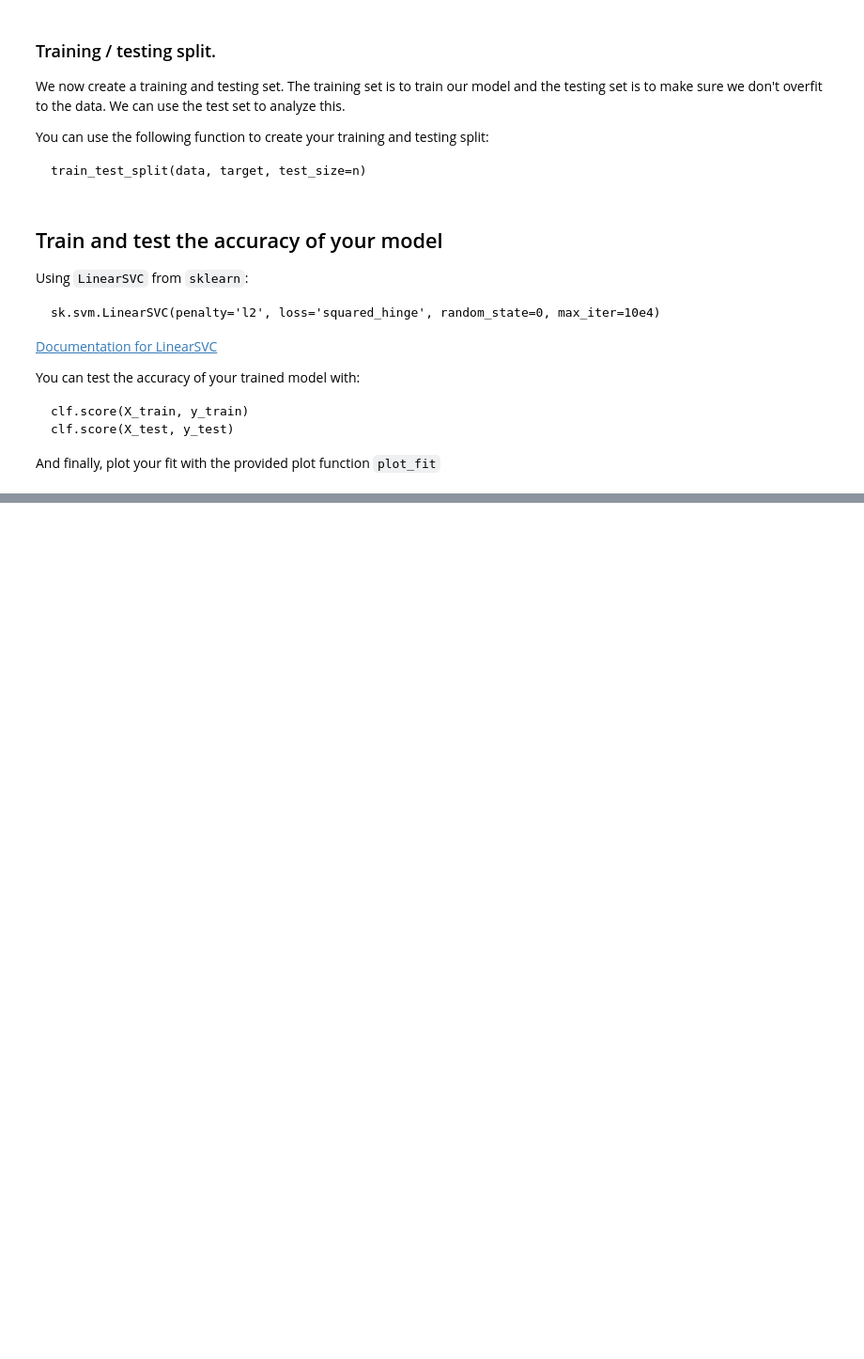
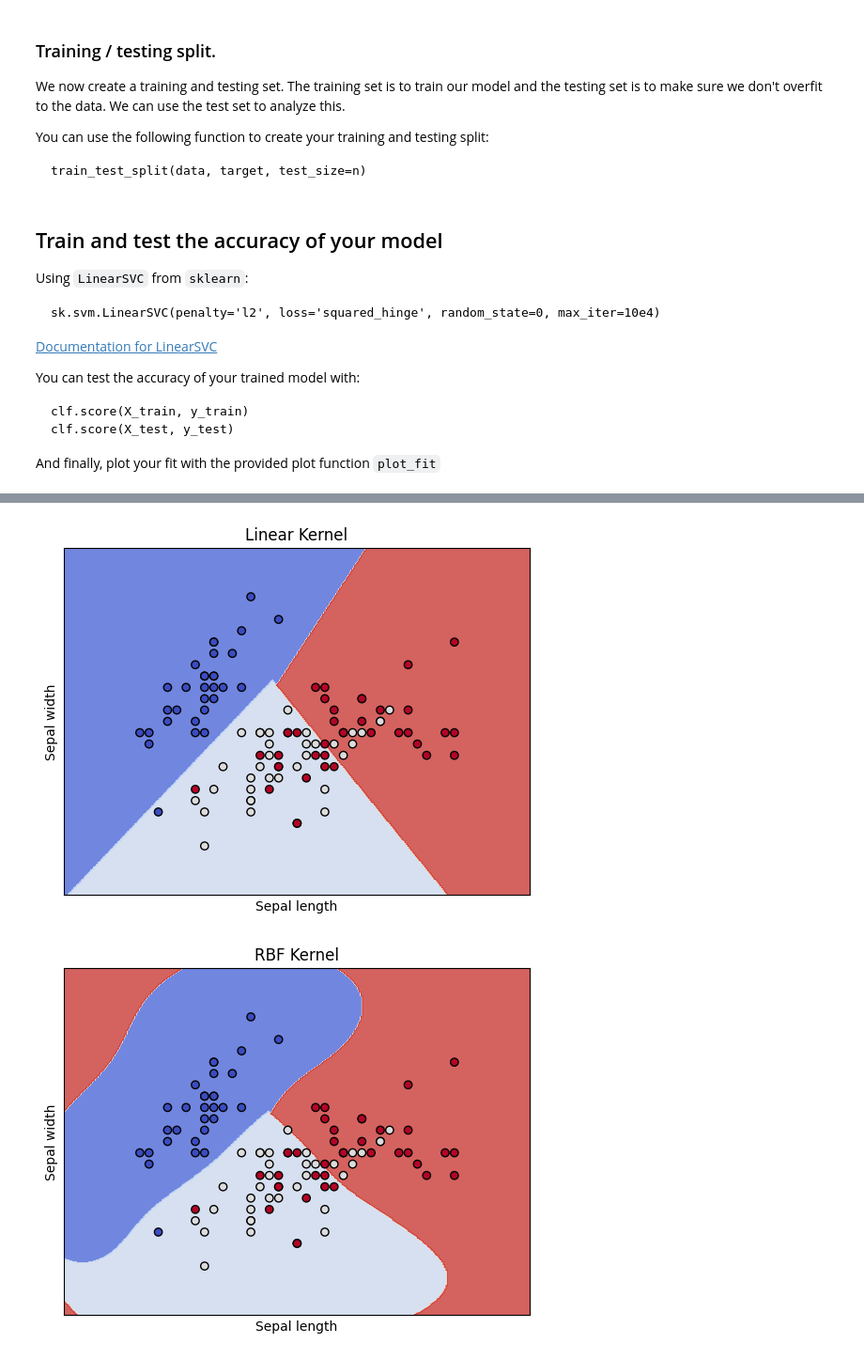
Before and after one commit to alpacfer/pfas, a Jupyter notebook: week8/week8/Exercise1.ipynb, the cells around one changed output, grey strips where cells are left out. Shown at 94% size. Cells and saved outputs as stored; diff of their text form; code cells hidden in the pictures; blank space fills up the shorter version.

```diff
--- a/week8/week8/Exercise1.ipynb
+++ b/week8/week8/Exercise1.ipynb
@@ -118,0 +179,22 @@ And finally, plot your fit with the provided plot function `plot_fit`
+# %%
+# Try other kernels
+svc = sk.svm.SVC(kernel='linear', C=1).fit(X_train, y_train)
+fig_linear = plt.figure()
+plot_fit(X_train, y_train, svc)
+plt.title('Linear Kernel')
+plt.show()
+
+rbf_svc = sk.svm.SVC(kernel='rbf', gamma=0.7, C=1).fit(X_train, y_train)
+fig_rbf = plt.figure()
+plot_fit(X_train, y_train, rbf_svc)
+plt.title('RBF Kernel')
+plt.show()
+
+poly_svc = sk.svm.SVC(kernel='poly', degree=3, C=1).fit(X_train, y_train)
+fig_poly = plt.figure()
+plot_fit(X_train, y_train, poly_svc)
+plt.title('Polynomial Kernel')
+plt.show()
+# %% [output]
+[figure, added]
+[figure, added]
```
Also changed, not shown: parts of 17 cells of this notebook, 1 other file.
